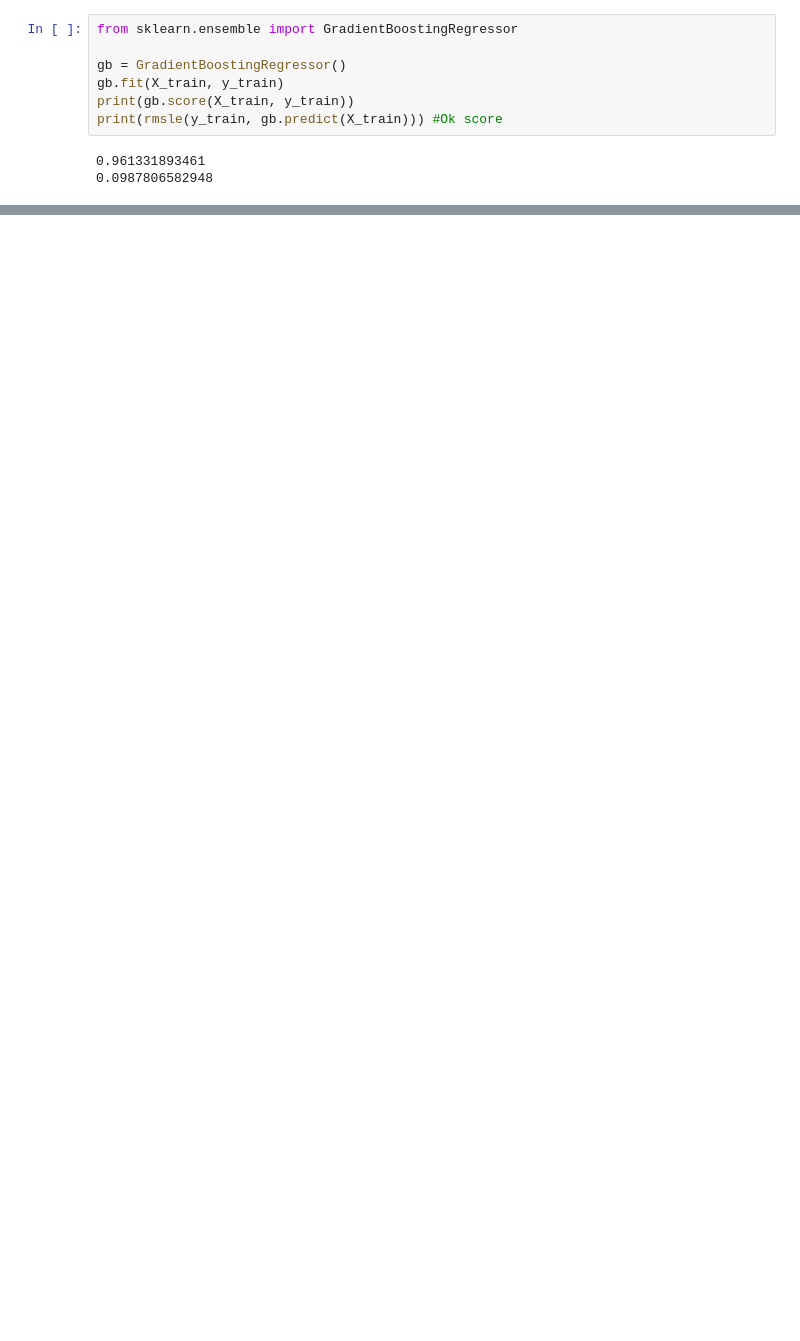
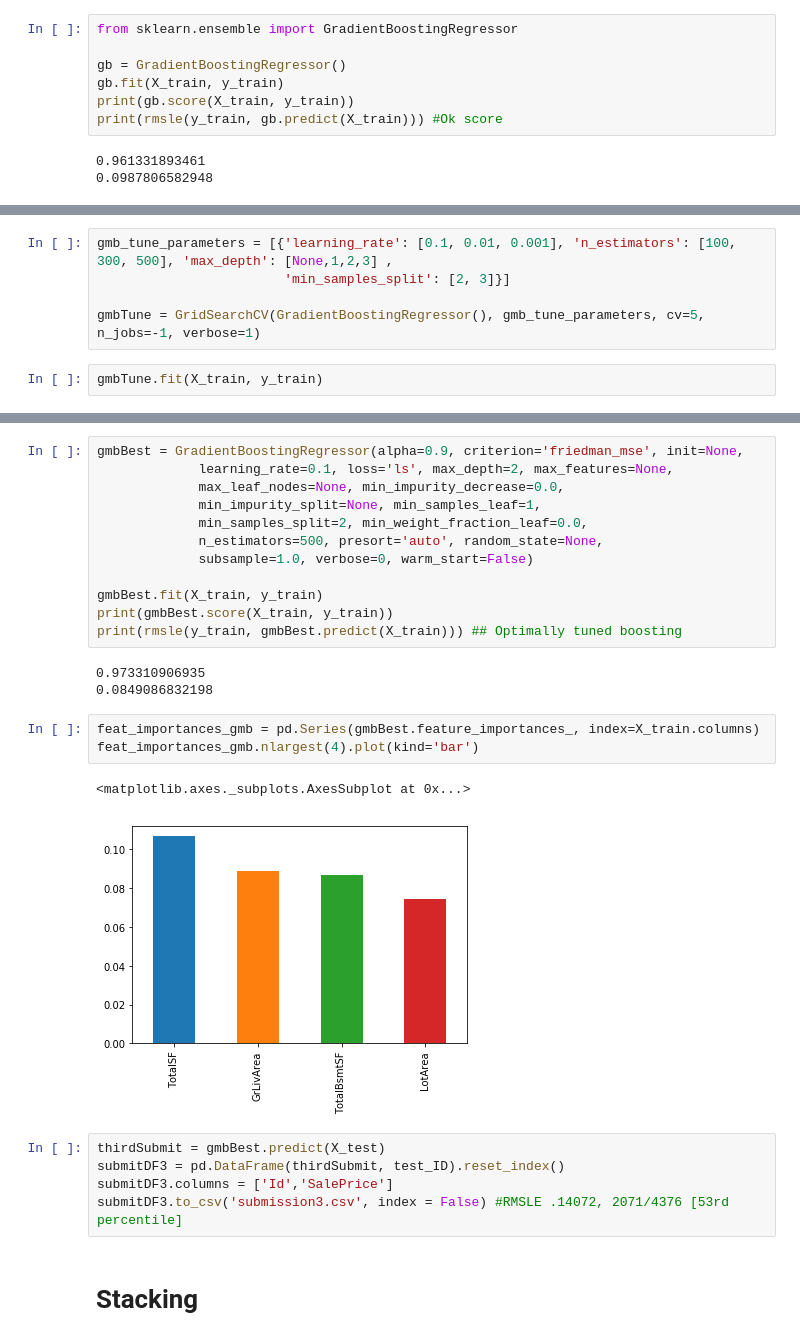
Before and after one commit to hkcaddes/MachineLearningPythonProject, a Jupyter notebook: Tom/Machine Learning Project.ipynb, the cells around one changed output, grey strips where cells are left out. Saved outputs shown, nothing was run; the diff lists cells and outputs as text; blank space fills up the shorter version.

```diff
--- a/Tom/Machine Learning Project.ipynb
+++ b/Tom/Machine Learning Project.ipynb
@@ -259,0 +357,7 @@ print(rmsle(y_train, gb.predict(X_train))) #Ok score
+# %%
+gmb_tune_parameters = [{'learning_rate': [0.1, 0.01, 0.001], 'n_estimators': [100, 300, 500], 'max_depth': [None,1,2,3] ,
+                        'min_samples_split': [2, 3]}]
+
+gmbTune = GridSearchCV(GradientBoostingRegressor(), gmb_tune_parameters, cv=5, n_jobs=-1, verbose=1)
+# %%
+gmbTune.fit(X_train, y_train)
@@ -259,0 +398,28 @@ print(rmsle(y_train, gb.predict(X_train))) #Ok score
+# %%
+gmbBest = GradientBoostingRegressor(alpha=0.9, criterion='friedman_mse', init=None,
+             learning_rate=0.1, loss='ls', max_depth=2, max_features=None,
+             max_leaf_nodes=None, min_impurity_decrease=0.0,
+             min_impurity_split=None, min_samples_leaf=1,
+             min_samples_split=2, min_weight_fraction_leaf=0.0,
+             n_estimators=500, presort='auto', random_state=None,
+             subsample=1.0, verbose=0, warm_start=False)
+
+gmbBest.fit(X_train, y_train)
+print(gmbBest.score(X_train, y_train))
+print(rmsle(y_train, gmbBest.predict(X_train))) ## Optimally tuned boosting
+# %% [output]
+0.973310906935
+0.0849086832198
+# %%
+feat_importances_gmb = pd.Series(gmbBest.feature_importances_, index=X_train.columns)
+feat_importances_gmb.nlargest(4).plot(kind='bar')
+# %% [output]
+<matplotlib.axes._subplots.AxesSubplot at 0x...>
+[figure, added]
+# %%
+thirdSubmit = gmbBest.predict(X_test)
+submitDF3 = pd.DataFrame(thirdSubmit, test_ID).reset_index()
+submitDF3.columns = ['Id','SalePrice']
+submitDF3.to_csv('submission3.csv', index = False) #RMSLE .14072, 2071/4376 [53rd percentile]
+# %% [markdown]
+# Stacking
```
Also changed, not shown: parts of 27 cells of this notebook.
